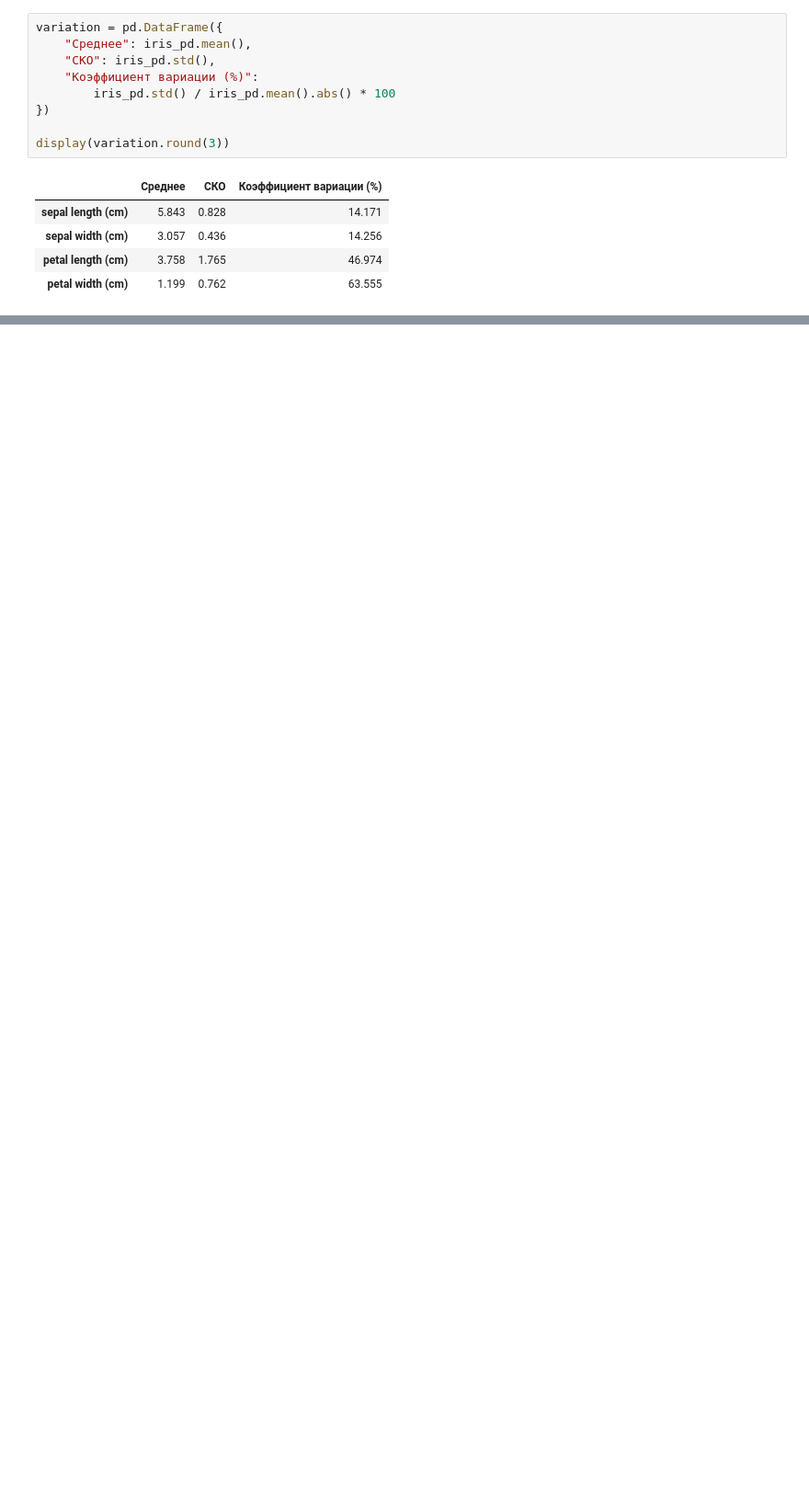
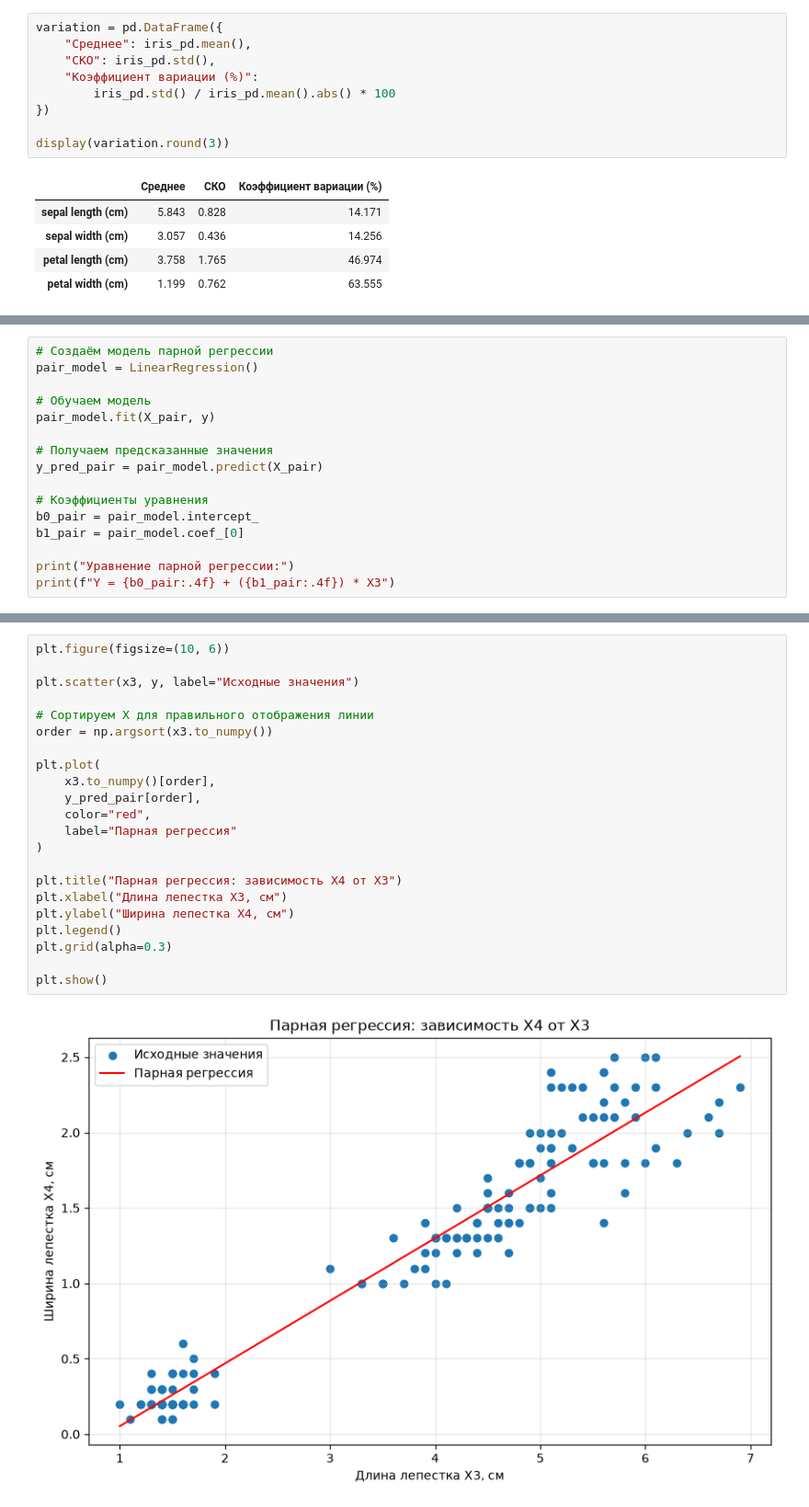
Before and after one commit to infinioka/Labs, a Jupyter notebook: LR1/LR1/Interactive-1.ipynb, the cells around one changed output, grey strips where cells are left out. Shown at 92% size. Drawn from its saved outputs; the diff is of its cells as text; blank space fills up the shorter version.

```diff
--- a/LR1/LR1/Interactive-1.ipynb
+++ b/LR1/LR1/Interactive-1.ipynb
@@ -174,0 +201,16 @@ display(variation.round(3))
+# %%
+# Создаём модель парной регрессии
+pair_model = LinearRegression()
+
+# Обучаем модель
+pair_model.fit(X_pair, y)
+
+# Получаем предсказанные значения
+y_pred_pair = pair_model.predict(X_pair)
+
+# Коэффициенты уравнения
+b0_pair = pair_model.intercept_
+b1_pair = pair_model.coef_[0]
+
+print("Уравнение парной регрессии:")
+print(f"Y = {b0_pair:.4f} + ({b1_pair:.4f}) * X3")
@@ -174,0 +220,24 @@ display(variation.round(3))
+# %%
+plt.figure(figsize=(10, 6))
+
+plt.scatter(x3, y, label="Исходные значения")
+
+# Сортируем X для правильного отображения линии
+order = np.argsort(x3.to_numpy())
+
+plt.plot(
+    x3.to_numpy()[order],
+    y_pred_pair[order],
+    color="red",
+    label="Парная регрессия"
+)
+
+plt.title("Парная регрессия: зависимость X4 от X3")
+plt.xlabel("Длина лепестка X3, см")
+plt.ylabel("Ширина лепестка X4, см")
+plt.legend()
+plt.grid(alpha=0.3)
+
+plt.show()
+# %% [output]
+[figure, added]
```
Also changed, not shown: parts of 25 cells of this notebook, 11 other files.
